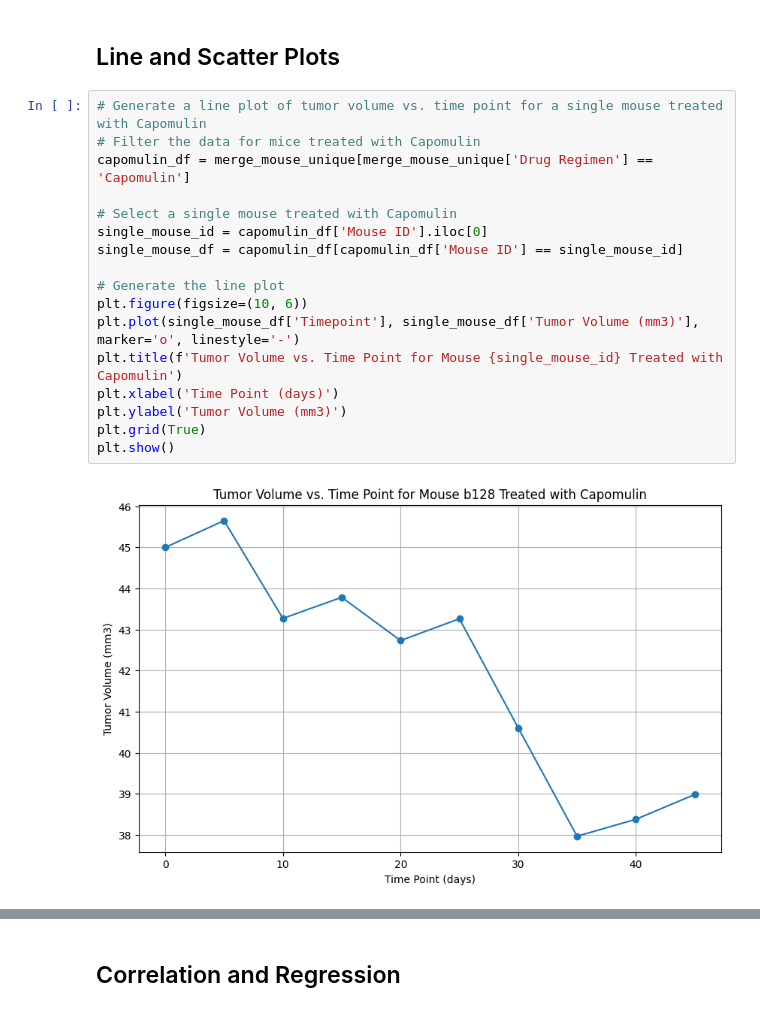
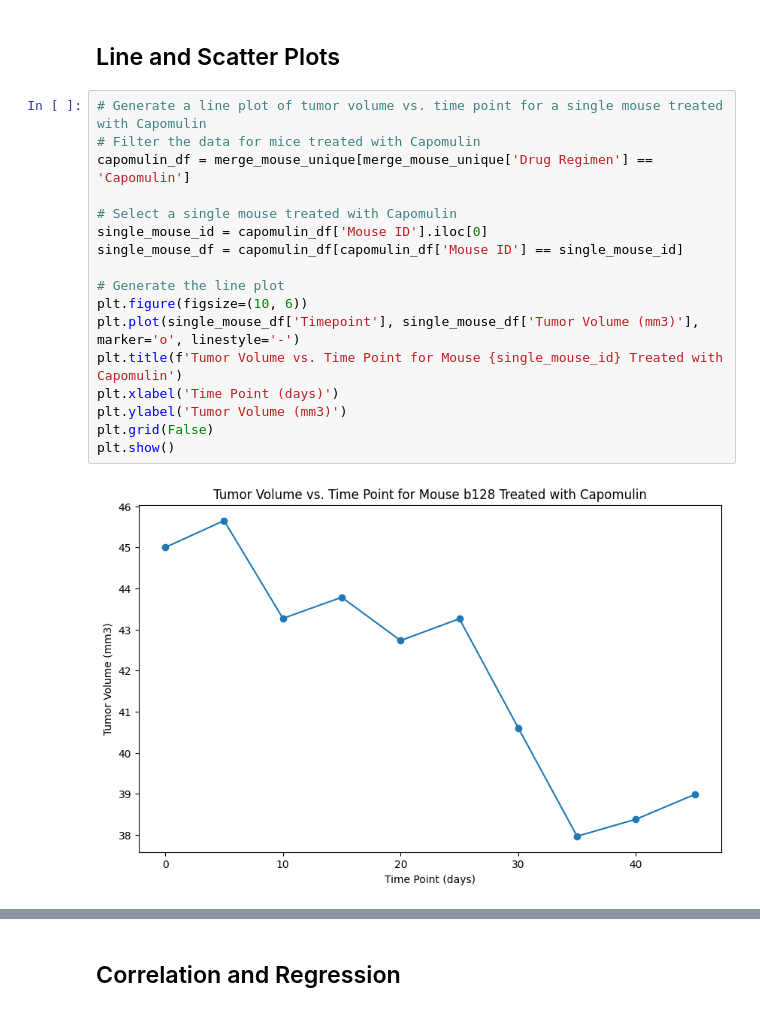
Before and after one commit to TheresaFregoso/python-Data-Visualization, a Jupyter notebook: pymaceuticals.ipynb, the cells around one changed output, grey strips where cells are left out. Saved outputs shown, nothing was run; the diff lists cells and outputs as text.

```diff
--- a/pymaceuticals.ipynb
+++ b/pymaceuticals.ipynb
@@ -228,22 +230,22 @@ plt.show()
 # %%
 # Generate a line plot of tumor volume vs. time point for a single mouse treated with Capomulin
 # Filter the data for mice treated with Capomulin
 capomulin_df = merge_mouse_unique[merge_mouse_unique['Drug Regimen'] == 'Capomulin']
 
 # Select a single mouse treated with Capomulin
 single_mouse_id = capomulin_df['Mouse ID'].iloc[0]
 single_mouse_df = capomulin_df[capomulin_df['Mouse ID'] == single_mouse_id]
 
 # Generate the line plot
 plt.figure(figsize=(10, 6))
 plt.plot(single_mouse_df['Timepoint'], single_mouse_df['Tumor Volume (mm3)'], marker='o', linestyle='-')
 plt.title(f'Tumor Volume vs. Time Point for Mouse {single_mouse_id} Treated with Capomulin')
 plt.xlabel('Time Point (days)')
 plt.ylabel('Tumor Volume (mm3)')
-plt.grid(True)
+plt.grid(False)
 plt.show()
 # %% [output]
-[figure, old version]
+[figure, new version]
 # %%
 # Generate a scatter plot of mouse weight vs. the average observed tumor volume for the entire Capomulin regimen
 # Filter the data for mice treated with Capomulin
```
Also changed, not shown: parts of 10 cells of this notebook.
